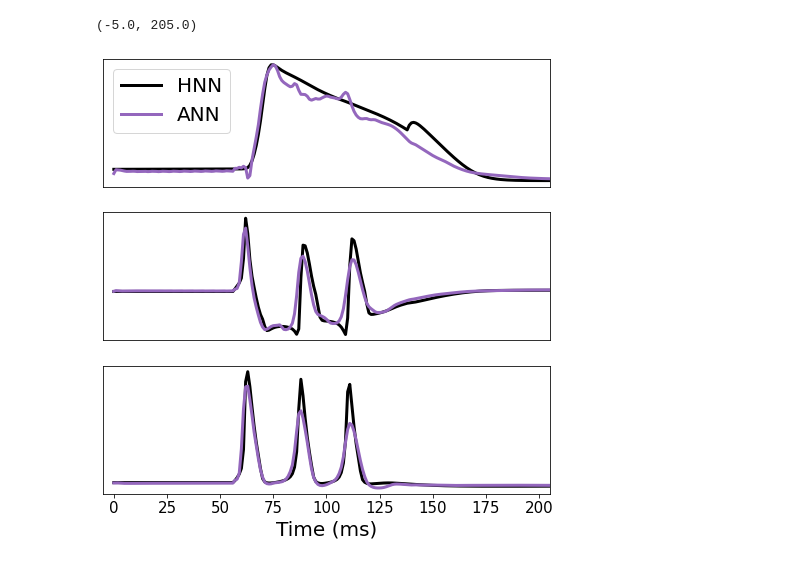
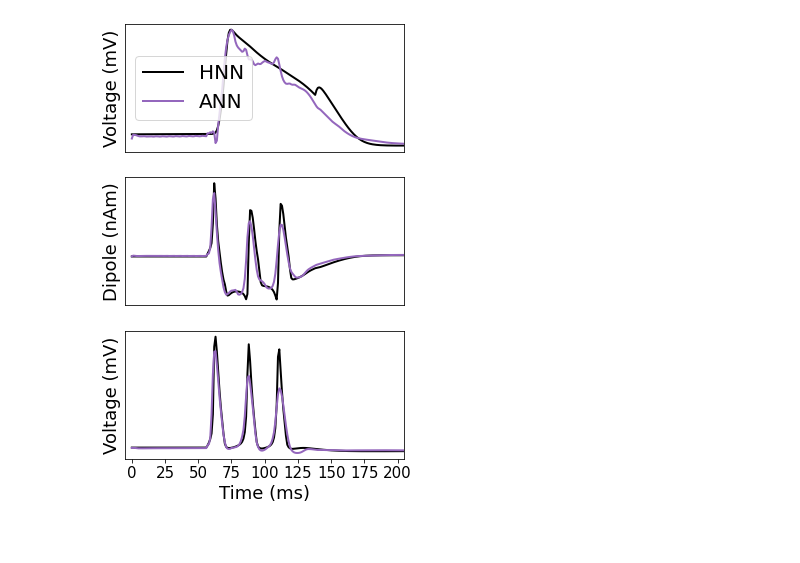
Before and after one commit to ntolley/bayesian_surrogates, a Jupyter notebook: plot_single_cell.ipynb, the cells around one changed output. Drawn from its saved outputs; the diff is of its cells as text; code cells hidden in the pictures.

```diff
--- a/plot_single_cell.ipynb
+++ b/plot_single_cell.ipynb
@@ -101,38 +101,41 @@ hnn_color = 'k'
 ann_color = 'C4'
 
 plot_xlim = (-5,205)
-linewidth = 3
+linewidth = 2
+fontsize=18
 
-plt.figure(figsize=(8,8))
+plt.figure(figsize=(5,8))
 plt.subplot(3,1,1)
 sec_idx = 3
 plt.plot(validation_data[cell_idx][1][200:, sec_idx].detach().cpu().numpy(), label = 'HNN', color=hnn_color, linewidth=linewidth)
 plt.plot(pred[cell_idx, :, sec_idx].detach().cpu().numpy(), label = 'ANN', color=ann_color, linewidth=linewidth)
 plt.xticks([])
 plt.yticks([])
+plt.ylabel('Voltage (mV)', fontsize=fontsize)
 plt.xlim(plot_xlim)
 
 plt.legend(fontsize=20)
 
 plt.subplot(3,1,2)
 sec_idx = 9
 plt.plot(validation_data[cell_idx][1][200:, sec_idx].detach().cpu().numpy(), label = 'HNN', color=hnn_color, linewidth=linewidth)
 plt.plot(pred[cell_idx, :, sec_idx].detach().cpu().numpy(), label = 'ANN', color=ann_color, linewidth=linewidth)
 plt.xticks([])
 plt.yticks([])
+plt.ylabel('Dipole (nAm)',fontsize=fontsize)
 plt.xlim(plot_xlim)
 
 
 plt.subplot(3,1,3)
 sec_idx = 8
 plt.plot(validation_data[cell_idx][1][200:, sec_idx].detach().cpu().numpy(), label = 'HNN', color=hnn_color, linewidth=linewidth)
 plt.plot(pred[cell_idx, :, sec_idx].detach().cpu().numpy(), label = 'ANN', color=ann_color, linewidth=linewidth)
 plt.xticks(size=15)
 plt.yticks([])
-plt.xlabel('Time (ms)', fontsize=20)
+plt.xlabel('Time (ms)', fontsize=fontsize)
+plt.ylabel('Voltage (mV)', fontsize=fontsize)
 plt.xlim(plot_xlim)
 
 plt.savefig('single_cell_prediction.svg')
 # %% [output]
-(-5.0, 205.0)
-[figure, old version]
+[figure, new version]
```
Also changed, not shown: parts of 1 cell of this notebook, 2 other files.
